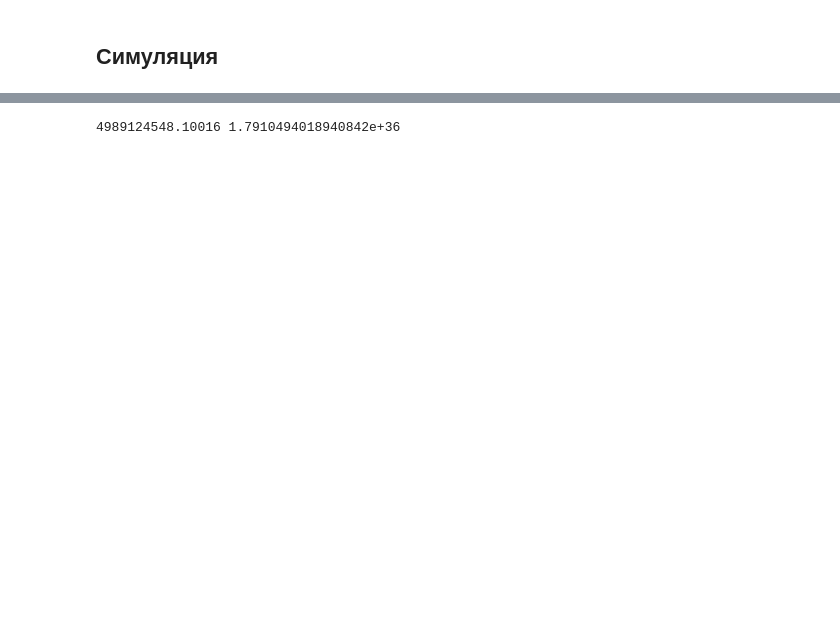
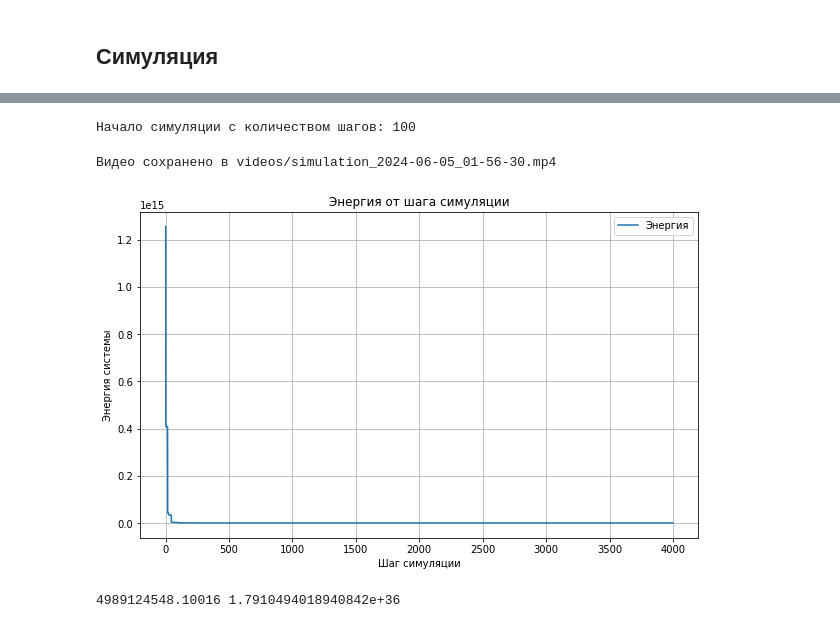
Before and after one commit to rknzhl/polymerization, a Jupyter notebook: main.ipynb, the cells around one changed output, grey strips where cells are left out. Saved outputs shown, nothing was run; the diff lists cells and outputs as text; code cells hidden in the pictures; blank space fills up the shorter version.

Commit message:
random spawn

```diff
--- a/main.ipynb
+++ b/main.ipynb
@@ -42,3 +21,12 @@ NameError: name 'fix' is not defined
+# %%
+# Создание экземпляра модели и запуск симуляции
+model = ProteinModel(40, temperature=300, mode='random')
+model.run_simulation(num_steps=100)
+model.plot_energy()
+# %% [output]
+Начало симуляции с количеством шагов: 100
+Видео сохранено в videos/simulation_2024-06-05_01-56-30.mp4
+[figure, added]
 # %%
 av_en, c = model.calculate_statistics()
 print(av_en, c)
```
Also changed, not shown: parts of 2 cells of this notebook, 2 other files.
